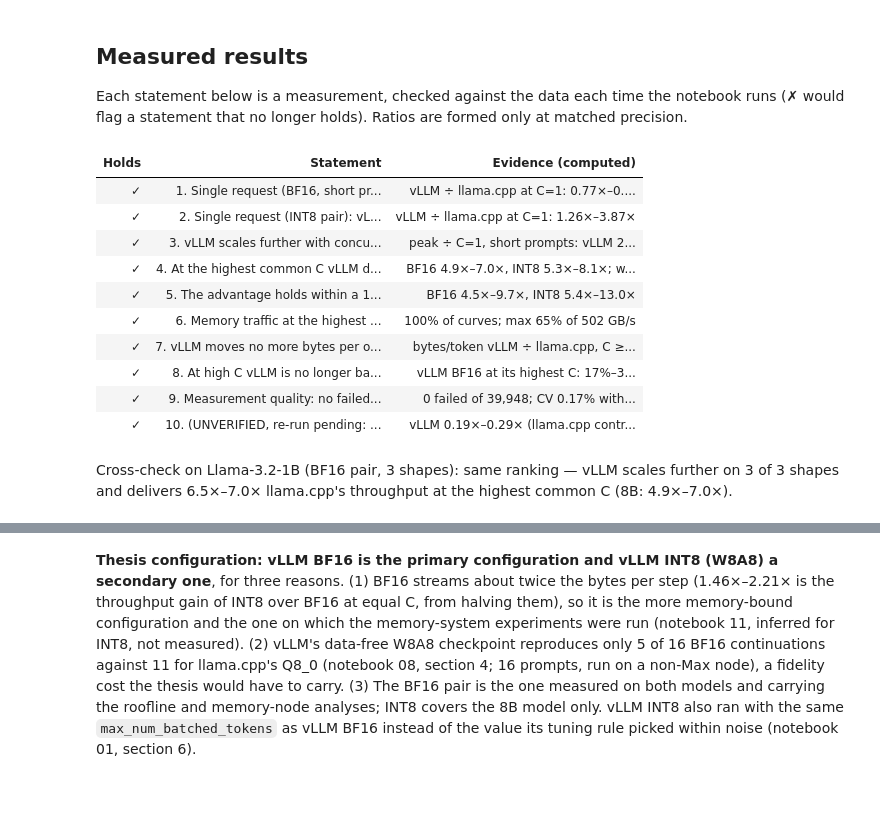
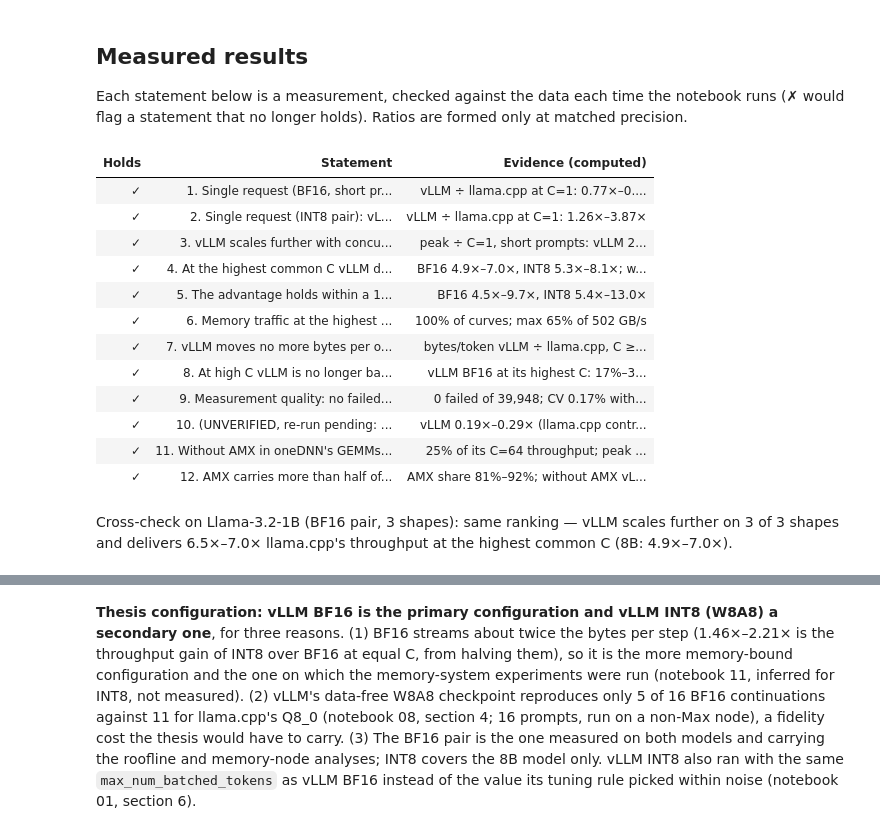
Before and after one commit to struggling-student/llm-backend-analysis, a Jupyter notebook: notebooks/backend_selection/09_backend_selection_summary.ipynb, the cells around one changed output, grey strips where cells are left out. Cells and saved outputs as stored; diff of their text form; code cells hidden in the pictures; blank space fills up the shorter version.

```diff
--- a/notebooks/backend_selection/09_backend_selection_summary.ipynb
+++ b/notebooks/backend_selection/09_backend_selection_summary.ipynb
@@ -100,6 +100,14 @@ stream55 = stream55[stream55["threads"] == registry.topology()["compute_threads"
 mb = membind.sensitivity_table(loaders.online_points("membind", include_variants=True), stream55)
 mb_v, mb_c = mb[mb["configuration_id"] == "vllm_bf16"], mb[mb["configuration_id"] == "llama_cpp_bf16"]
 mb_hi = mb_v[mb_v["concurrency"] > 1]
+# AMX ablation of vLLM BF16 (notebook 12): without AMX in oneDNN's GEMMs
+amx_pts = loaders.online_points("amx-ablation", model=MODEL, include_variants=True)
+amx_lv = amx.level_frame(amx_pts)
+amx_S = amx.level_summary(amx_lv).set_index(["workload", "level"])
+amx_off, amx_on = amx_S.xs("noamx_gemm", level="level"), amx_S.xs("amx", level="level")
+amx_batch = amx.batching_check(amx_pts)
+amx_dec = amx.lead_decomposition(amx_pts, pts[(pts["model"] == MODEL) & (pts["configuration_id"] == "llama_cpp_bf16")])
+amx_dec_hi = amx_dec[amx_dec["concurrency"] >= 16]
 # %%
 def key(name, values, fmt, description):
     v = pd.Series(values, dtype=float).dropna()
@@ -319,6 +334,13 @@ claims = [
           bool((mb_v["throughput_ratio"] < 0.5).all() and (mb_hi["throughput_ratio"] < 0.5 * mb_hi["bandwidth_only_ratio_bound"]).all()),
           f"vLLM {K['membind_throughput_ratio_vllm']} (llama.cpp control {K['membind_throughput_ratio_llamacpp_c1']}); at high C the bandwidth-only bound is {K['membind_bandwidth_only_bound_high_c']}; "
           f"modelled remote traffic {K['membind_remote_roof_share_high_c']} of the {K['membind_remote_stream_gbs']} GB/s remote roof (notebook 11)"),
+    Claim("11. Without AMX in oneDNN's GEMMs vLLM keeps under 30% of its C=64 throughput and scales less than half as far, with the same batches and slower steps",
+          bool((amx_off["rel_c_max"] < 0.30).all() and (amx_off["peak_over_c1"] < amx_on["peak_over_c1"] / 2).all() and amx_batch["tokens_per_step_vs_amx"].abs().max() < 0.07),
+          f"{K['amx_ablation_c64_throughput_retained']} of its C=64 throughput; peak ÷ C=1 {K['amx_ablation_peak_over_c1']} against {K['amx_ablation_peak_over_c1_with_amx']}; "
+          f"step time {K['amx_ablation_step_time_ratio_c64']} longer at C=64 (notebook 12; each curve on one node, levels on different nodes)"),
+    Claim("12. AMX carries more than half of vLLM's lead over llama.cpp BF16 at C = 16…64, and vLLM stays ahead without it",
+          bool((amx_dec_hi["amx_log_share"] > 0.5).all() and (amx_dec[amx_dec["concurrency"] == 64]["rest_factor"] > 1).all()),
+          f"AMX share {K['amx_lead_log_share_c16_plus']}; without AMX vLLM is still {K['amx_lead_rest_factor_c64']} llama.cpp's throughput at C=64 (notebook 12)"),
 ]
 display(claims_table(claims))
 v1, l1 = (d[d["model"] != MODEL].set_index("workload") for d in (v_s, l_s))
@@ -327,33 +349,35 @@ show(f"Cross-check on {registry.model_label(next(m for m in pts['model'].unique(
      f"{K['ratio_at_highest_common_c_1b']} llama.cpp's throughput at the highest common C (8B: {K['ratio_at_highest_common_c']}).")
 evidence = pd.DataFrame([
     ("Single request, throughput, short prompts (BF16)", f"vLLM ÷ llama.cpp {K['c1_throughput_ratio_short_prompts']}", "llama.cpp"),
     ("Single request, time to first token (C=1, BF16)", f"llama.cpp ÷ vLLM TTFT {K['c1_ttft_llamacpp_over_vllm_bf16']}", "vLLM"),
     ("Single request, throughput (INT8 pair)", f"vLLM ÷ llama.cpp {K['c1_throughput_ratio_int8']}", "vLLM"),
     ("Scaling with concurrency (peak ÷ C=1, short prompts)", f"vLLM {K['vllm_peak_over_c1_short']} vs llama.cpp {K['llamacpp_peak_over_c1_short']}", "vLLM"),
     ("Throughput at equal high concurrency", f"vLLM ÷ llama.cpp {K['ratio_at_highest_common_c']} (BF16), {K['ratio_at_highest_common_c_int8']} (INT8)", "vLLM"),
     ("Best operating point vs best operating point (8B)", f"vLLM ÷ llama.cpp {K['peak_ratio_8b']} (BF16), {K['peak_ratio_8b_int8']} (INT8)", "vLLM"),
     ("Throughput under a 100 ms TPOT budget", f"vLLM ÷ llama.cpp {K['throughput_ratio_tpot_budget_100ms']} (BF16), {K['throughput_ratio_tpot_budget_100ms_int8']} (INT8)", "vLLM"),
     ("Batched step efficiency", f"per-token step cost falls {K['step_cost_drop_vllm']} (vLLM) vs {K['step_cost_drop_llamacpp']} (llama.cpp)", "vLLM"),
     ("Memory bytes per output token", f"vLLM ÷ llama.cpp {K['bytes_per_output_token_ratio_c1_bf16']} at C=1, {K['bytes_per_output_token_ratio_c8_plus_bf16']} at C ≥ 8 (BF16)", "descriptive"),
     ("Share of the memory roof at C=1 (short prompts, BF16)", f"llama.cpp {K['c1_memory_roof_share_short_llamacpp_bf16']}, vLLM {K['c1_memory_roof_share_short_vllm_bf16']}", "descriptive"),
     ("Peak share of sustainable bandwidth", f"{K['max_bw_share']} (single-request decode); traffic falls with C on {K['curves_traffic_falls']} of curves", "neither saturates"),
     ("Roofline position at high concurrency", f"vLLM {K['vllm_bw_share_highest_c']} of bandwidth, best {K['roofline_vllm_best_share_gemm_roof']} of the AMX GEMM roof; llama.cpp best {K['roofline_llamacpp_best_share_compute_roof']} of its roof", "vLLM"),
     ("INT8 pair: AMX use of llama.cpp Q8_0", f"AMX busy {K['llamacpp_int8_amx_busy']}; offline {K['llamacpp_int8_offline_share_amx_int8_roof']} of the AMX INT8 roof; busy ÷ modelled {K['llamacpp_int8_amx_busy_over_modelled']}", "kernel efficiency differs"),
     ("Measurement quality", f"{K['failed_requests']} failed of {K['measured_requests']} requests; CV {K['throughput_cv_median']} within server, {K['cross_node_diff_c16']} across nodes (C=16); {K['littles_law_points_beyond_5pct']} points beyond ±5% of Little's law", "both"),
 ], columns=["Criterion", "Measured result", "Favours"])
 export_table(evidence, "evidence_summary")
 # %% [output]
 | Holds | Statement | Evidence (computed) |
 | ✓ | 1. Single request (BF16, short pr... | vLLM ÷ llama.cpp at C=1: 0.77×–0.... |
 | ✓ | 2. Single request (INT8 pair): vL... | vLLM ÷ llama.cpp at C=1: 1.26×–3.87× |
 | ✓ | 3. vLLM scales further with concu... | peak ÷ C=1, short prompts: vLLM 2... |
 | ✓ | 4. At the highest common C vLLM d... | BF16 4.9×–7.0×, INT8 5.3×–8.1×; w... |
 | ✓ | 5. The advantage holds within a 1... | BF16 4.5×–9.7×, INT8 5.4×–13.0× |
 | ✓ | 6. Memory traffic at the highest ... | 100% of curves; max 65% of 502 GB/s |
 | ✓ | 7. vLLM moves no more bytes per o... | bytes/token vLLM ÷ llama.cpp, C ≥... |
 | ✓ | 8. At high C vLLM is no longer ba... | vLLM BF16 at its highest C: 17%–3... |
 | ✓ | 9. Measurement quality: no failed... | 0 failed of 39,948; CV 0.17% with... |
 | ✓ | 10. (UNVERIFIED, re-run pending: ... | vLLM 0.19×–0.29× (llama.cpp contr... |
+| ✓ | 11. Without AMX in oneDNN's GEMMs... | 25% of its C=64 throughput; peak ... |
+| ✓ | 12. AMX carries more than half of... | AMX share 81%–92%; without AMX vL... |
 Cross-check on Llama-3.2-1B (BF16 pair, 3 shapes): same ranking — vLLM scales further on 3 of 3 shapes and delivers 6.5×–7.0× llama.cpp's throughput at the highest common C (8B: 4.9×–7.0×).
 # %% [markdown]
 ## Interpretation
```
Also changed, not shown: parts of 5 cells of this notebook, 3 other files.
